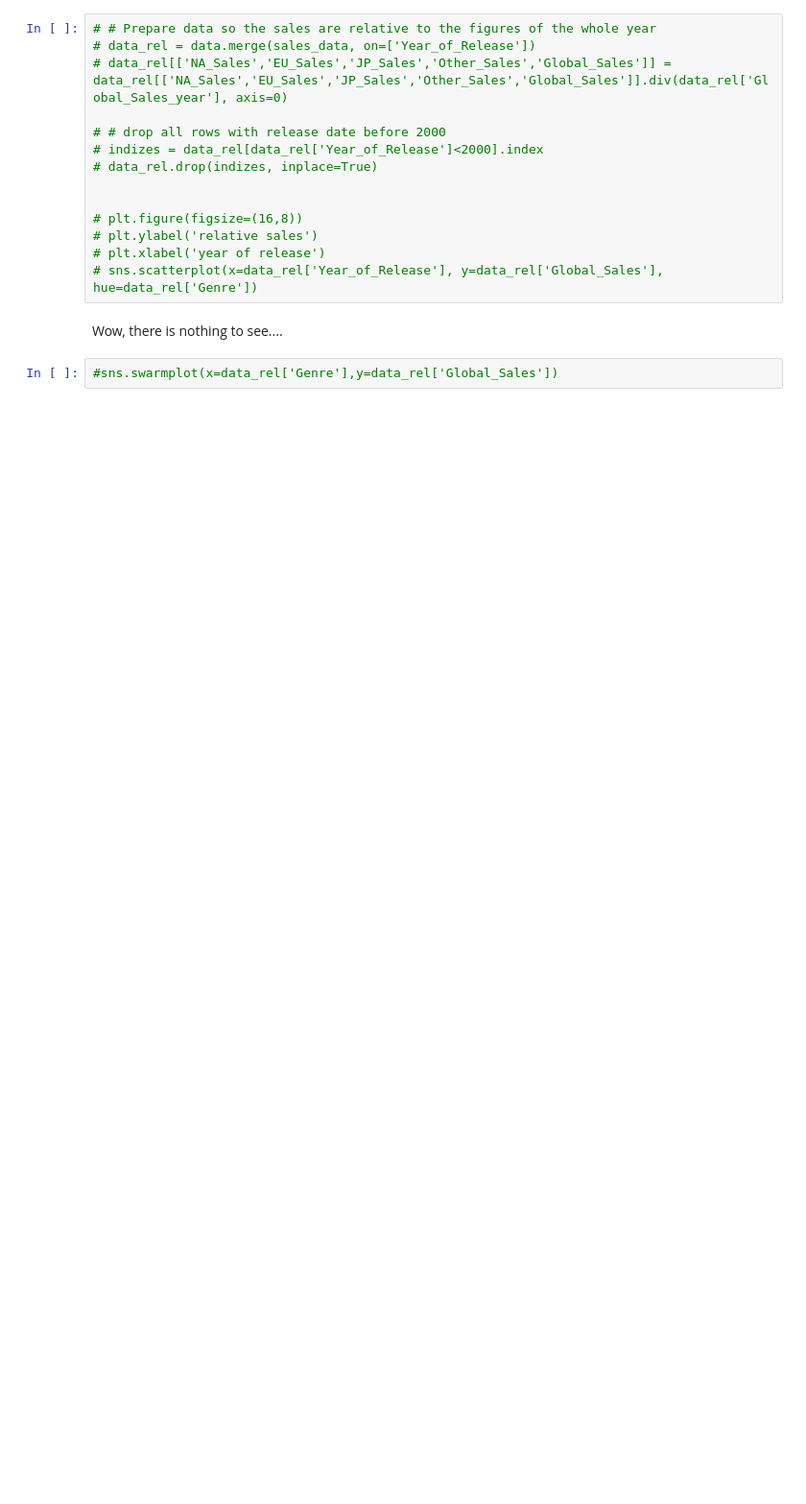
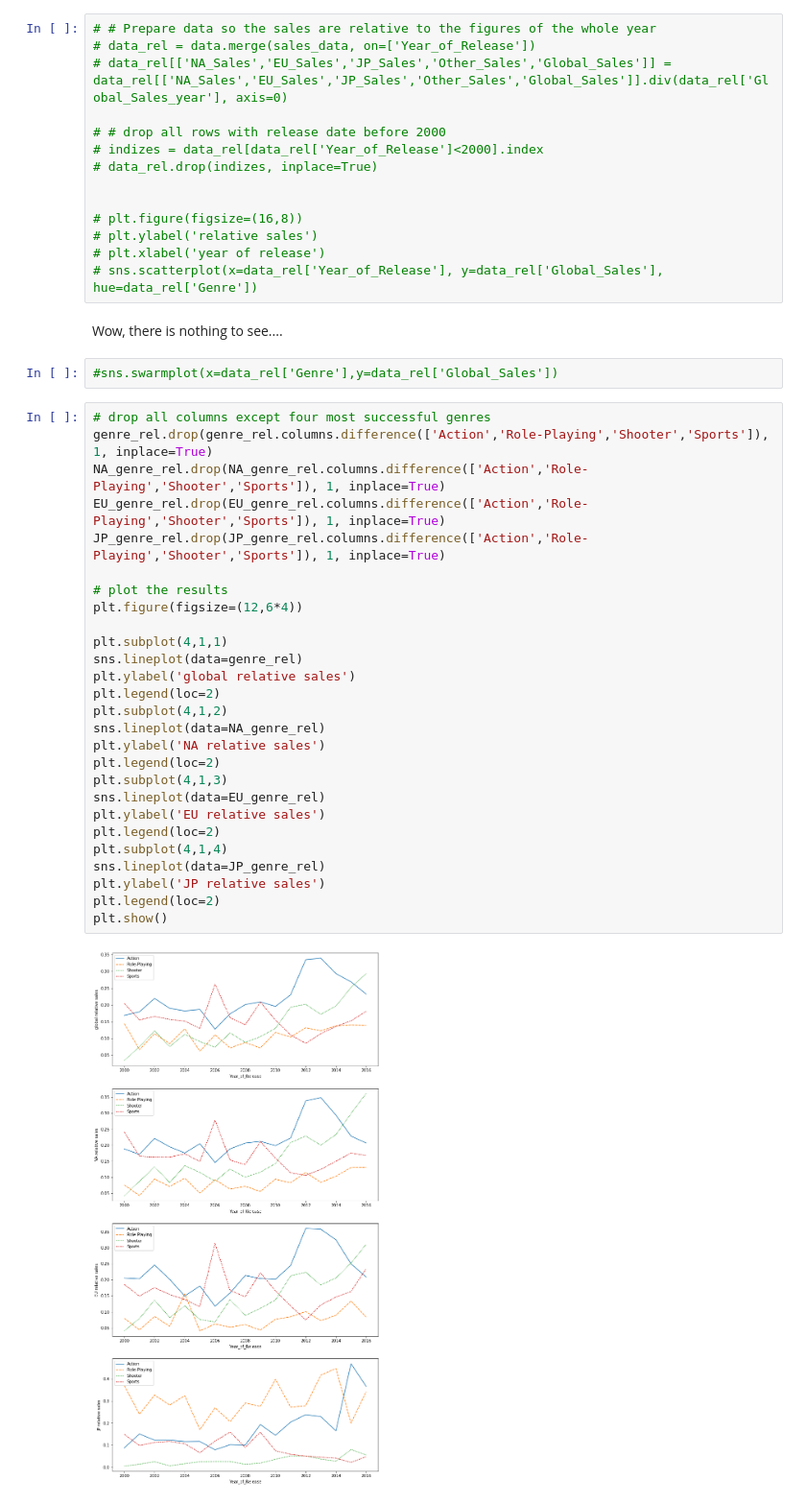
Before and after one commit to Pellys/FDSProject, a Jupyter notebook: sales_genre_rel.ipynb, the cells around one changed output. Shown at 96% size. Drawn from its saved outputs; the diff is of its cells as text; blank space fills up the shorter version.

```diff
--- a/sales_genre_rel.ipynb
+++ b/sales_genre_rel.ipynb
@@ -159,3 +160,32 @@ We now have a look at the data in those last 16 years.
 Wow, there is nothing to see....
 # %%
 #sns.swarmplot(x=data_rel['Genre'],y=data_rel['Global_Sales'])
+# %%
+# drop all columns except four most successful genres
+genre_rel.drop(genre_rel.columns.difference(['Action','Role-Playing','Shooter','Sports']), 1, inplace=True)
+NA_genre_rel.drop(NA_genre_rel.columns.difference(['Action','Role-Playing','Shooter','Sports']), 1, inplace=True)
+EU_genre_rel.drop(EU_genre_rel.columns.difference(['Action','Role-Playing','Shooter','Sports']), 1, inplace=True)
+JP_genre_rel.drop(JP_genre_rel.columns.difference(['Action','Role-Playing','Shooter','Sports']), 1, inplace=True)
+
+# plot the results
+plt.figure(figsize=(12,6*4))
+
+plt.subplot(4,1,1)
+sns.lineplot(data=genre_rel)
+plt.ylabel('global relative sales')
+plt.legend(loc=2)
+plt.subplot(4,1,2)
+sns.lineplot(data=NA_genre_rel)
+plt.ylabel('NA relative sales')
+plt.legend(loc=2)
+plt.subplot(4,1,3)
+sns.lineplot(data=EU_genre_rel)
+plt.ylabel('EU relative sales')
+plt.legend(loc=2)
+plt.subplot(4,1,4)
+sns.lineplot(data=JP_genre_rel)
+plt.ylabel('JP relative sales')
+plt.legend(loc=2)
+plt.show()
+# %% [output]
+[figure, added]
```
Also changed, not shown: parts of 12 cells of this notebook.
